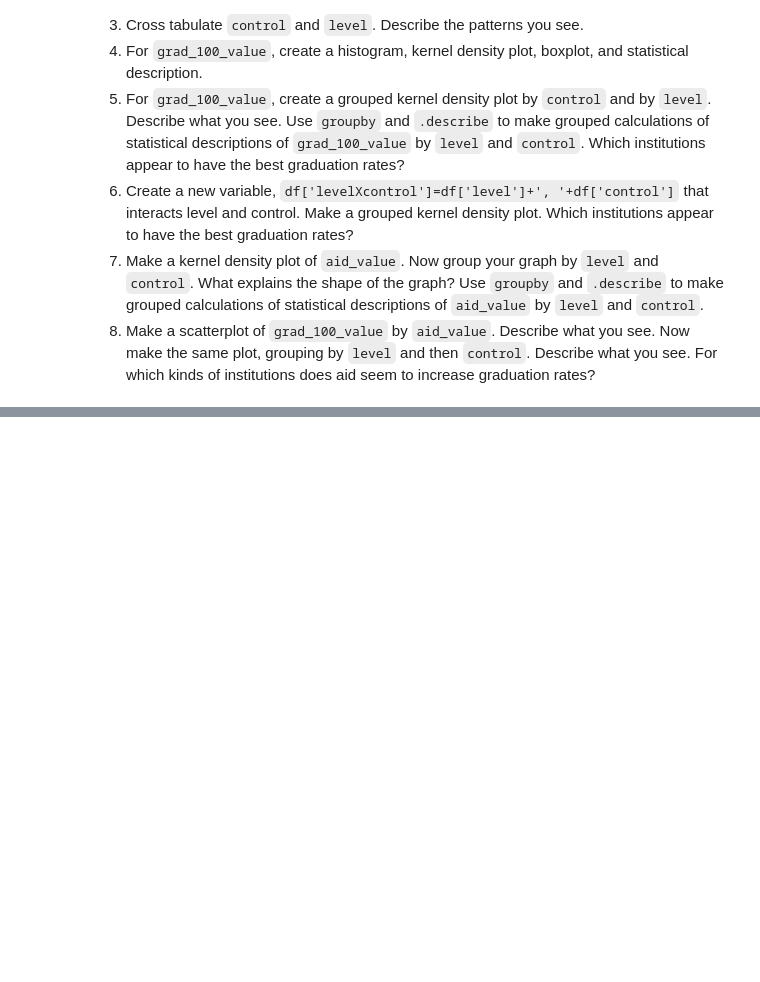
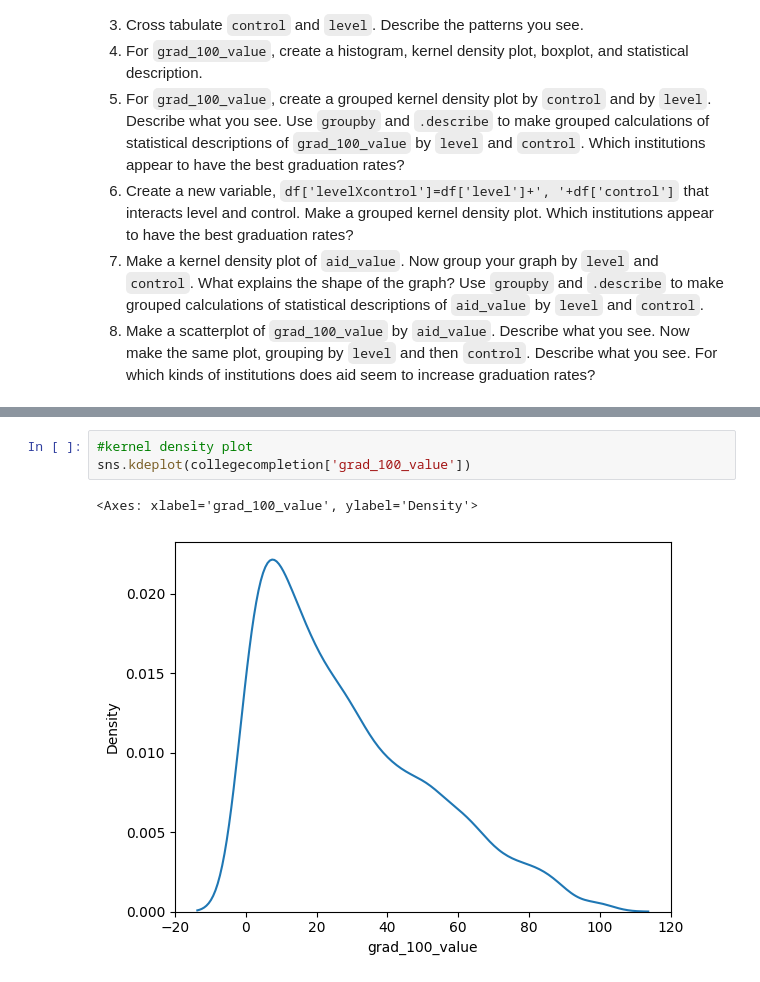
Before and after one commit to simoneminorr/visualization_assignment, a Jupyter notebook: assignment.ipynb, the cells around one changed output, grey strips where cells are left out. Saved outputs shown, nothing was run; the diff lists cells and outputs as text; blank space fills up the shorter version.

```diff
--- a/assignment.ipynb
+++ b/assignment.ipynb
@@ -158,0 +220,6 @@ The "relevant" variables for this question are:
+# %%
+#kernel density plot
+sns.kdeplot(collegecompletion['grad_100_value'])
+# %% [output]
+<Axes: xlabel='grad_100_value', ylabel='Density'>
+[figure, added]
```
Also changed, not shown: parts of 23 cells of this notebook.
